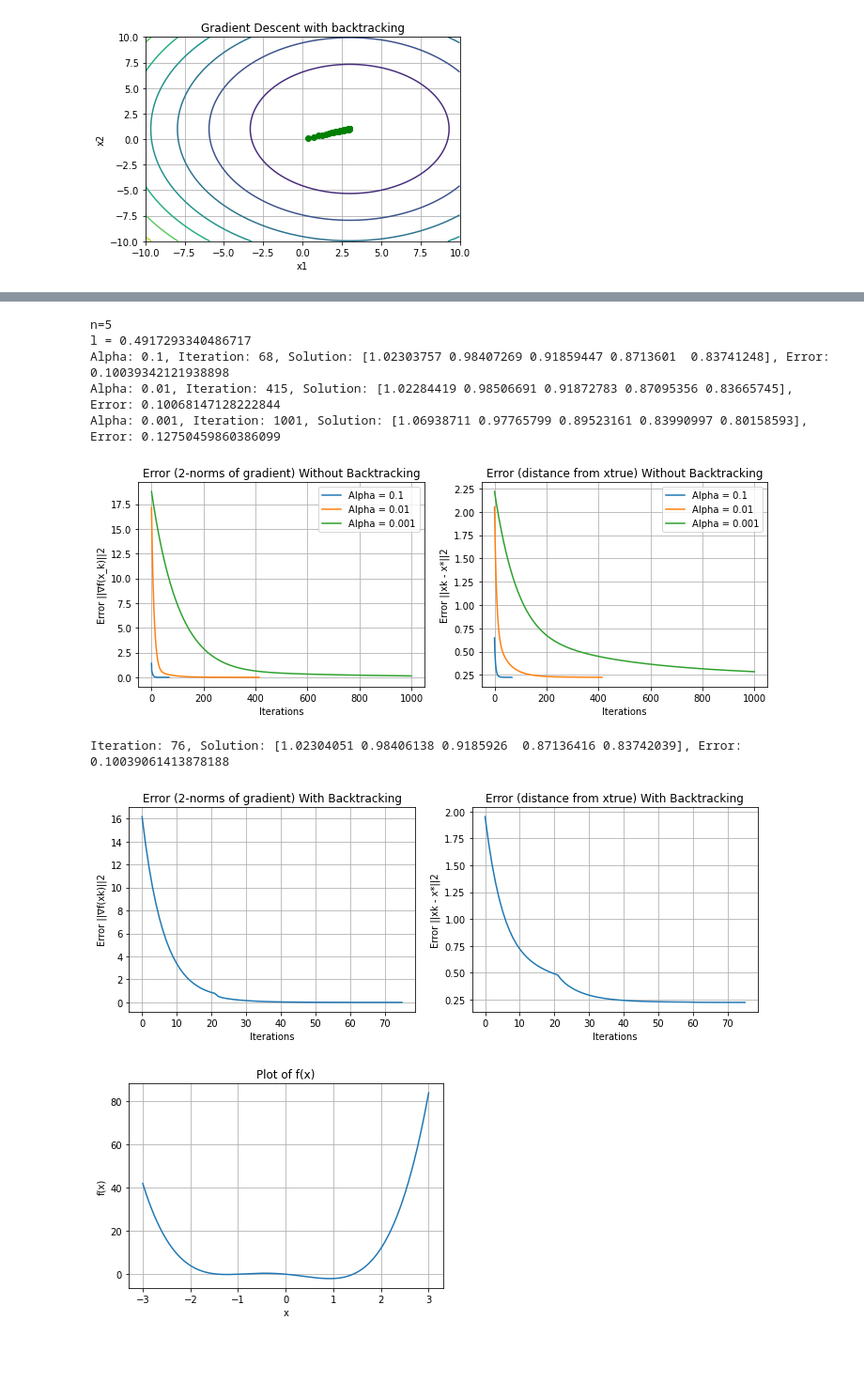
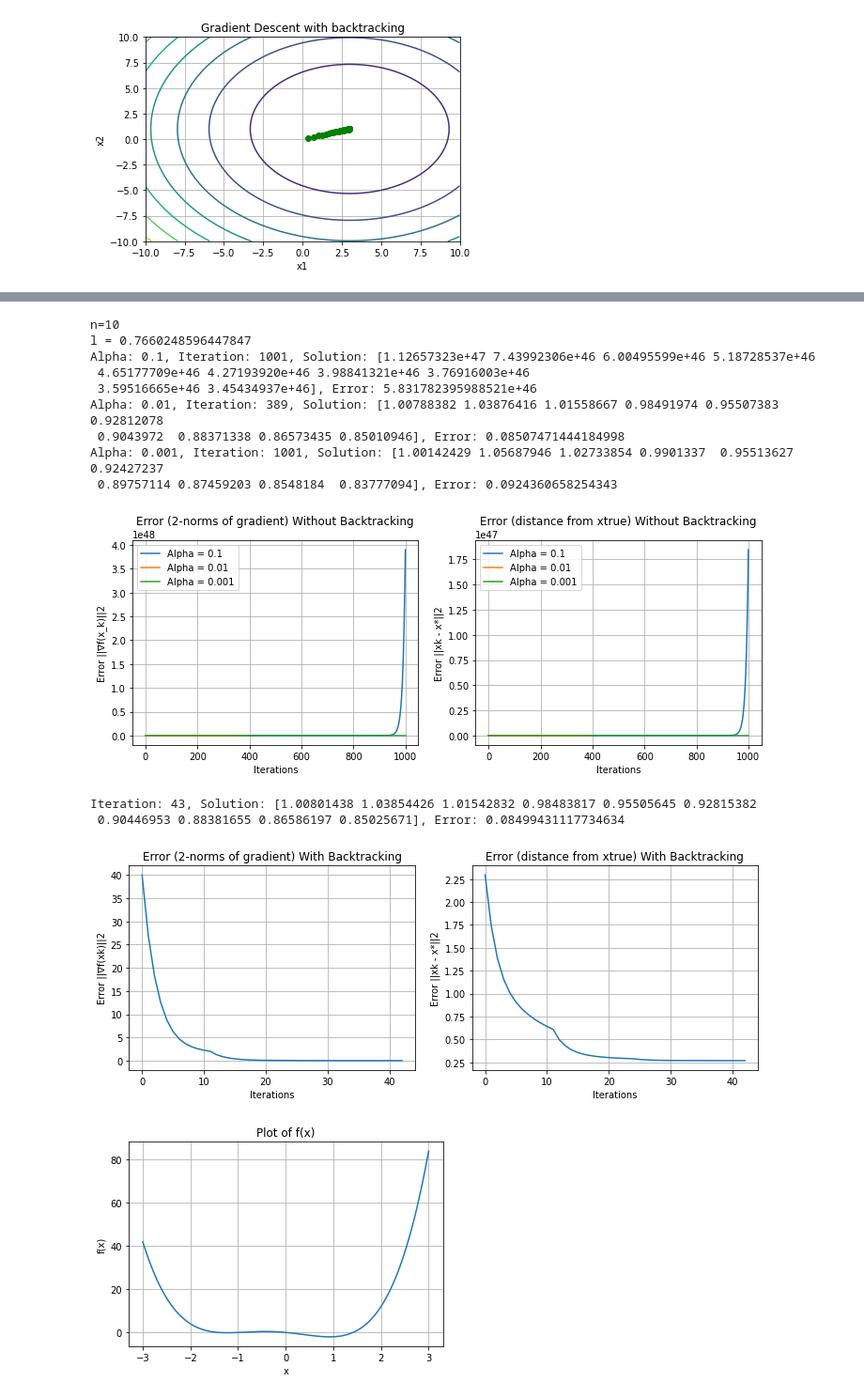
Before and after one commit to ireneburri/SMMLab, a Jupyter notebook: Homework3/Homework3_GD.ipynb, the cells around one changed output, grey strips where cells are left out. Shown at 94% size. Saved outputs shown, nothing was run; the diff lists cells and outputs as text; code cells hidden in the pictures; blank space fills up the shorter version.

```diff
--- a/Homework3/Homework3_GD.ipynb
+++ b/Homework3/Homework3_GD.ipynb
@@ -184,7 +184,7 @@ x_true = np.array([1, 2])
 plt.figure(figsize=(12, 4))
 
 #Without backtracking
-for alpha in [0.09, 0.01, 0.001]: # with alpha = 0.1 GD doesn't converge and stops in (2, 2) after max (1000) iteration.
+for alpha in [0.1, 0.01, 0.001]: # with alpha = 0.1 GD doesn't converge and stops in (2, 2) after max (1000) iteration.
     x_sol_values, k, f_values, grad_values, errA_values, errR_values = GD(f, grad_f, x0, alpha, kmax, tolf, tolx, x_true)
     error = np.linalg.norm(np.array(x_true) - np.array(x_sol_values[-1])) / np.linalg.norm(np.array(x_true))
     print(f"Alpha: {alpha}, Iteration: {k}, Solution: {x_sol_values[-1]}, Error: {error}")
@@ -319,8 +319,8 @@ Iteration: 37, Solution: [0.99997616], Error: 2.3837831494288864e-05
 # %%
 # FUNCTION 3
 
-print("n = 5")
-n = 5
+print("n = 10")
+n = 10
 v = np.linspace(0, 1, n)
 A = np.vander(v, increasing=True)
 x_true = np.ones((n,))
@@ -477,8 +481,8 @@ Iteration: 72, Solution: [0.53859976], Error: 0.4614002438128395
 #FUNCTION 4
 import random
 
-print("n=5")
-n = 5
+print("n=10")
+n = 10
 v = np.linspace(0, 1, n)
 A = np.vander(v, increasing=True)
 x_true = np.ones((n,))
@@ -519,41 +523,46 @@ for alpha in [0.1, 0.01, 0.001]:
     plt.xlabel("Iterations")
     plt.ylabel("Error ||xk - x*||2")
     plt.title("Error (distance from xtrue) Without Backtracking")
     plt.legend()
     plt.grid(True)
 
 plt.show()
 
 #With backtracking
 x_sol_values, k, f_values, grad_values, errA_values, errR_values = GD_backtracking(f, grad_f, x0, kmax, tolf, tolx, x_true)
 error = np.linalg.norm(np.array(x_true) - np.array(x_sol_values[-1])) / np.linalg.norm(np.array(x_true))
 print(f"\nIteration: {k}, Solution: {x_sol_values[-1]}, Error: {error}")
 
 plt.figure(figsize=(12, 4))
 plt.subplot(1, 2, 1)
 plt.plot(range(k), errA_values)
 plt.xlabel("Iterations")
 plt.ylabel("Error ||∇f(xk)||2")
 plt.title("Error (2-norms of gradient) With Backtracking")
 plt.grid(True)
 
 plt.subplot(1, 2, 2)
 plt.plot(range(k), errR_values) # plot the error ||xk − x_true||2 varying k when the true x_true is available
 plt.xlabel("Iterations")
 plt.ylabel("Error ||xk - x*||2")
 plt.title("Error (distance from xtrue) With Backtracking")
 plt.grid(True)
 
 plt.show()
 # %% [output]
-n=5
-l = 0.4917293340486717
-Alpha: 0.1, Iteration: 68, Solution: [1.02303757 0.98407269 0.91859447 0.8713601  0.83741248], Error: 0.10039342121938898
-Alpha: 0.01, Iteration: 415, Solution: [1.02284419 0.98506691 0.91872783 0.87095356 0.83665745], Error: 0.10068147128222844
-Alpha: 0.001, Iteration: 1001, Solution: [1.06938711 0.97765799 0.89523161 0.83990997 0.80158593], Error: 0.12750459860386099
+n=10
+l = 0.7660248596447847
+Alpha: 0.1, Iteration: 1001, Solution: [1.12657323e+47 7.43992306e+46 6.00495599e+46 5.18728537e+46
+ 4.65177709e+46 4.27193920e+46 3.98841321e+46 3.76916003e+46
+ 3.59516665e+46 3.45434937e+46], Error: 5.831782395988521e+46
+Alpha: 0.01, Iteration: 389, Solution: [1.00788382 1.03876416 1.01558667 0.98491974 0.95507383 0.92812078
+ 0.9043972  0.88371338 0.86573435 0.85010946], Error: 0.08507471444184998
+Alpha: 0.001, Iteration: 1001, Solution: [1.00142429 1.05687946 1.02733854 0.9901337  0.95513627 0.92427237
+ 0.89757114 0.87459203 0.8548184  0.83777094], Error: 0.0924360658254343
-[figure, old version]
+[figure, new version]
-Iteration: 76, Solution: [1.02304051 0.98406138 0.9185926  0.87136416 0.83742039], Error: 0.10039061413878188
+Iteration: 43, Solution: [1.00801438 1.03854426 1.01542832 0.98483817 0.95505645 0.92815382
+ 0.90446953 0.88381655 0.86586197 0.85025671], Error: 0.08499431117734634
-[figure, old version]
+[figure, new version]
 # %%
 def my_plot_2D(xk_vals, k, f_vals, grad_valks, err_vals, f, title):
     x_vals = np.linspace(-3, 3, 100)
```
Also changed, not shown: parts of 4 cells of this notebook, 6 other files.
